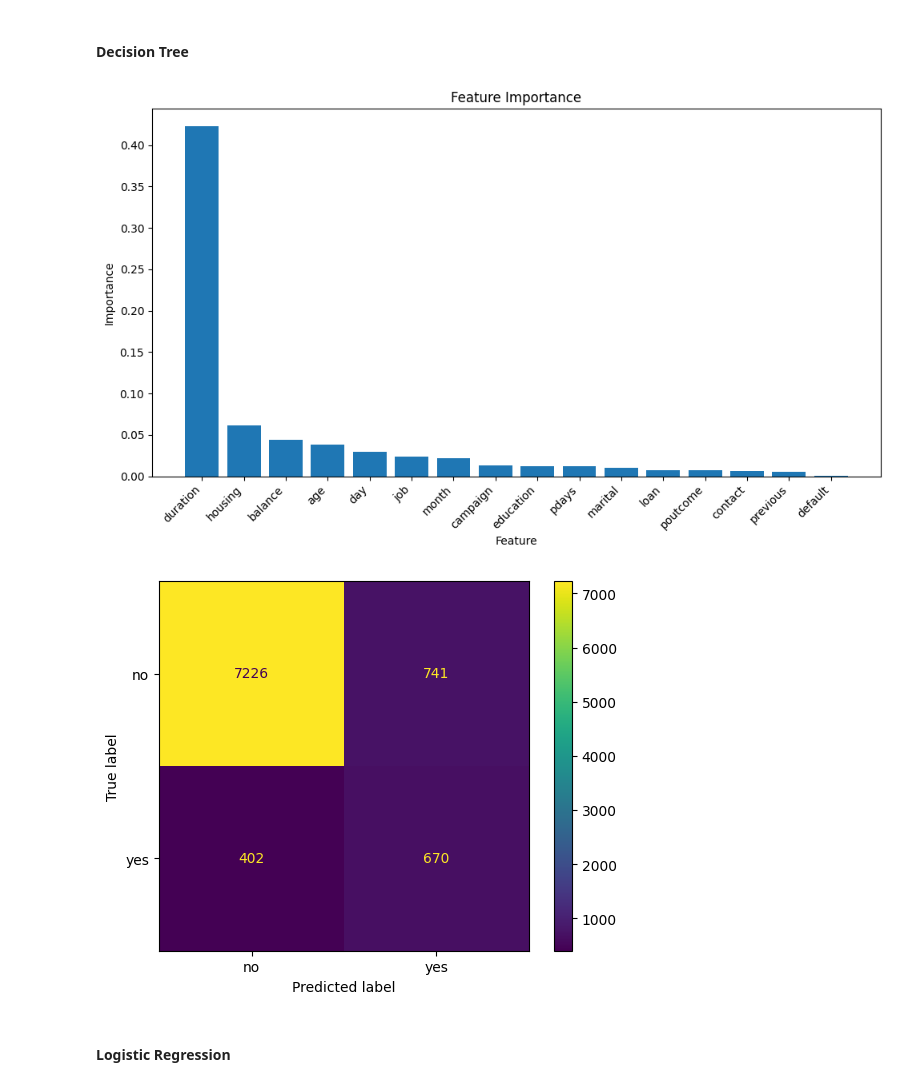
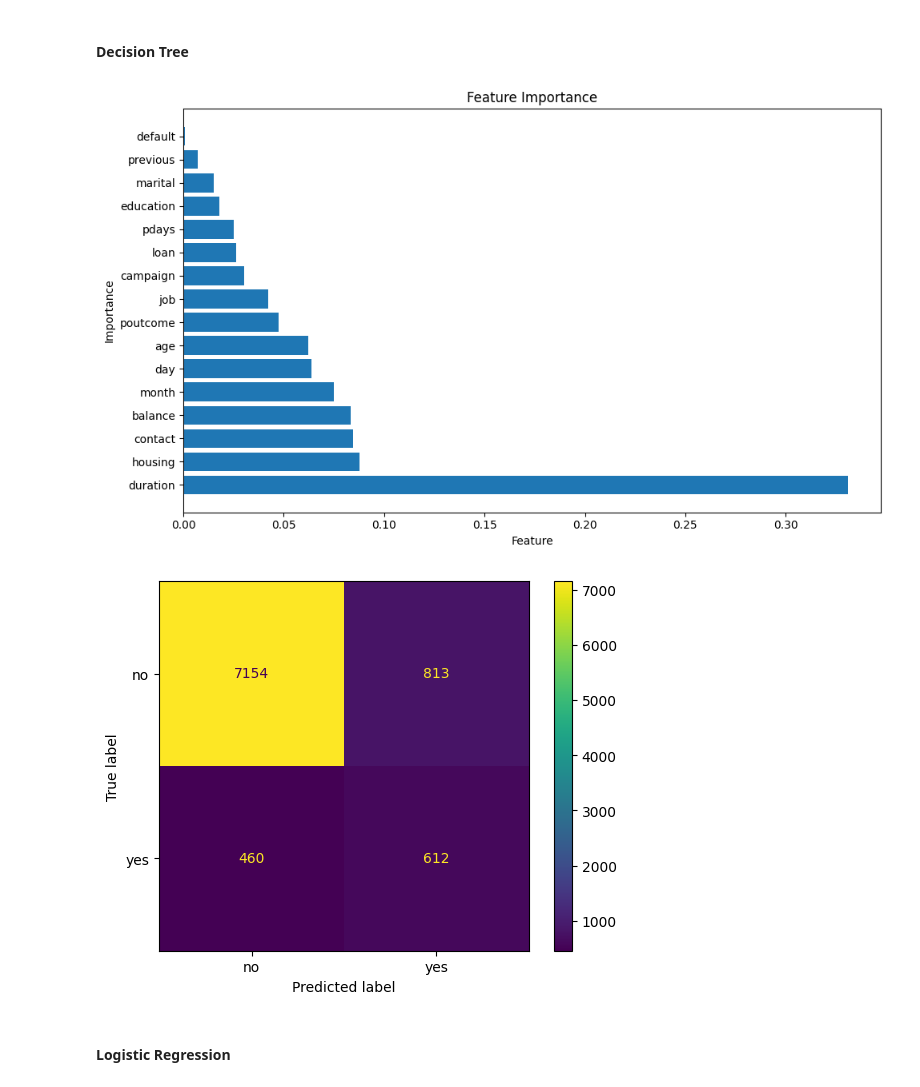
Before and after one commit to DanielCarneiro123/Machine-Learning-Proj, a Jupyter notebook: src/dataset_cleaning.ipynb, the cells around one changed output. Saved outputs shown, nothing was run; the diff lists cells and outputs as text; code cells hidden in the pictures.

```diff
--- a/src/dataset_cleaning.ipynb
+++ b/src/dataset_cleaning.ipynb
@@ -178,3 +178,5 @@ In our case, we think all columns are relevant to our problem, so we must check
+# %%
+data = data.drop(['Id'], axis='columns')
 # %%
 cols_cat = ['job', 'marital', 'education', 'default', 'housing', 'loan', 'contact', 'month', 'poutcome', 'y']
 for col in cols_cat:
@@ -225,9 +227,9 @@ As we can see, we don't have any repeated rows in out dataset.
 # %% [markdown]
 Let's create "boxplots" to all numerical columns:
 # %%
-cols_num = ['Id', 'age', 'balance', 'day', 'duration', 'campaign', 'pdays', 'previous']
+cols_num = ['age', 'balance', 'day', 'duration', 'campaign', 'pdays', 'previous']
 
-fig, ax = plt.subplots(nrows=8, ncols=1, figsize=(8,30))
+fig, ax = plt.subplots(nrows=7, ncols=1, figsize=(8,30))
 fig.subplots_adjust(hspace=0.5)
 
 for i, col in enumerate(cols_num):
@@ -349,7 +368,7 @@ First, since the dataset is not balanced, we need to over sample it to make sure
 # %%
 data = pd.read_csv(path_clean_dataset)
 
-features = data.drop('y', axis=1)
+features = data.drop(['y'], axis=1)
 labels = data['y']
 
 X_train, X_test, y_train, y_test = train_test_split(features, labels, test_size=0.2, random_state=30)
@@ -835,31 +827,26 @@ plt.show()
 # %%
 imp = model_dt.feature_importances_
 features_names = model_dt.feature_names_in_
 sorted_indices = np.argsort(imp)[::-1]
 sorted_imp = imp[sorted_indices]
 sorted_features_names = [features_names[i] for i in sorted_indices]
 
-id_index = sorted_features_names.index('Id')
-del sorted_features_names[id_index]
-sorted_imp = np.delete(sorted_imp, id_index)
-
 plt.figure(figsize=(10, 6))
-plt.bar(sorted_features_names, sorted_imp)
+plt.barh(sorted_features_names, sorted_imp)
 plt.xlabel('Feature')
 plt.ylabel('Importance')
 plt.title('Feature Importance')
-plt.xticks(rotation=45, ha='right')
 plt.tight_layout()
 plt.show()
 
 y_pred = model_dt.predict(X_test)
 confusion_matrix_result = confusion_matrix(y_test, y_pred)
 
 ConfusionMatrixDisplay(confusion_matrix = confusion_matrix_result, display_labels = ["no", "yes",]).plot()
 plt.show()
 # %% [output]
-[figure, old version]
+[figure, new version]
-[figure, old version]
+[figure, new version]
 # %% [markdown]
 #### Logistic Regression
 # %%
```
Also changed, not shown: parts of 26 cells of this notebook, 1 other file.
